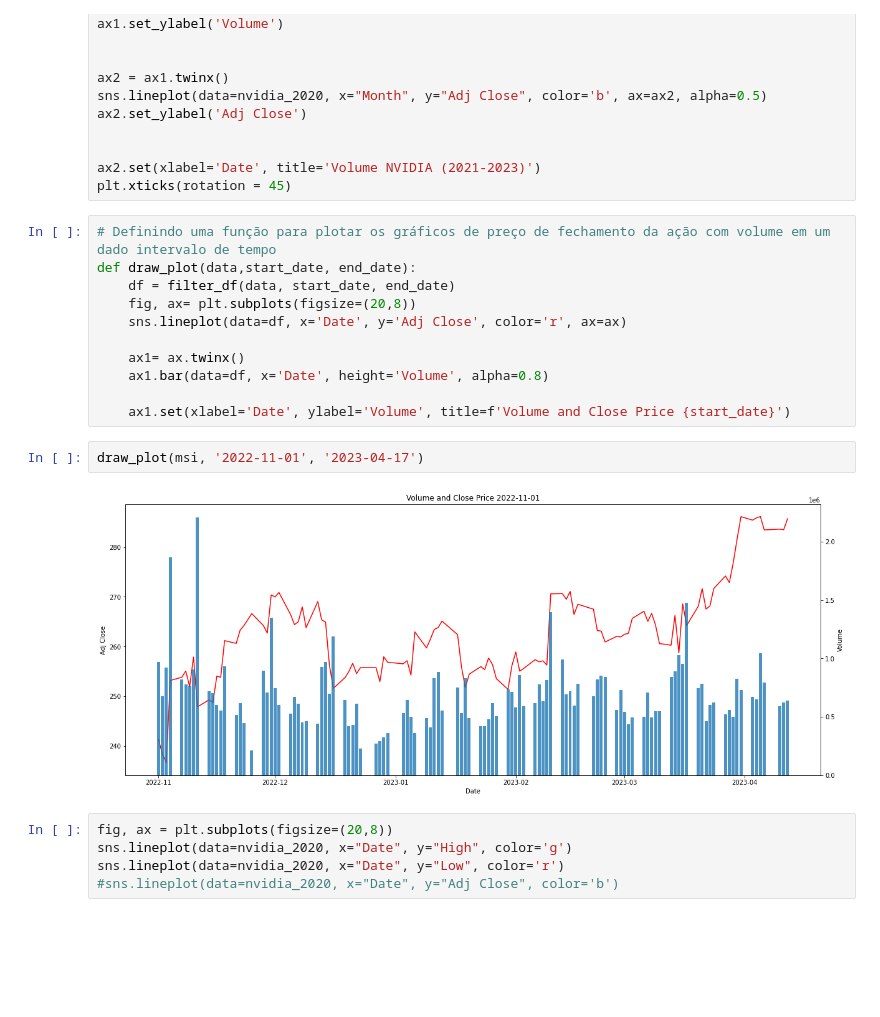
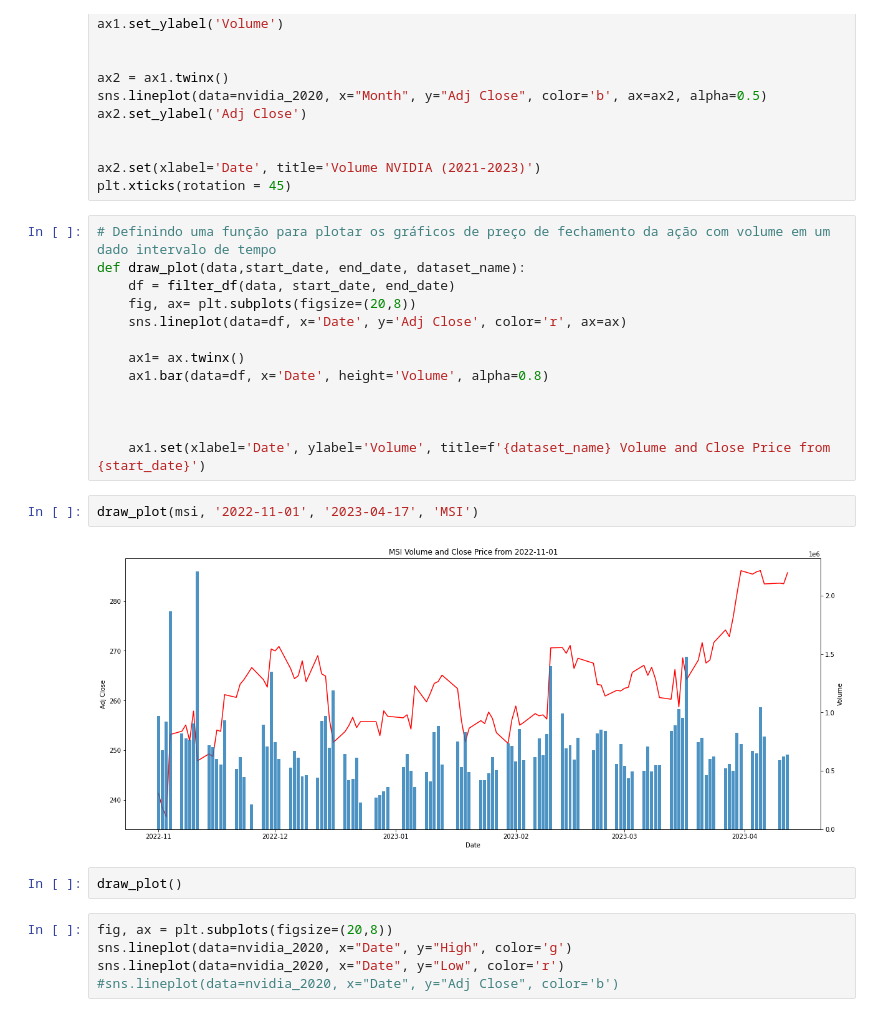
Before and after one commit to jeanmatheuss/GPU-stocks-price, a Jupyter notebook: gpu-prices.ipynb, the cells around one changed output. Cells and saved outputs as stored; diff of their text form; blank space fills up the shorter version.

Commit message:
update graph

```diff
--- a/gpu-prices.ipynb
+++ b/gpu-prices.ipynb
@@ -91,7 +91,7 @@ ax2.set(xlabel='Date', title='Volume NVIDIA (2021-2023)')
 plt.xticks(rotation = 45)
 # %%
 # Definindo uma função para plotar os gráficos de preço de fechamento da ação com volume em um dado intervalo de tempo
-def draw_plot(data,start_date, end_date):
+def draw_plot(data,start_date, end_date, dataset_name):
     df = filter_df(data, start_date, end_date)
     fig, ax= plt.subplots(figsize=(20,8))
     sns.lineplot(data=df, x='Date', y='Adj Close', color='r', ax=ax)
@@ -99,11 +99,15 @@ def draw_plot(data,start_date, end_date):
     ax1= ax.twinx()
     ax1.bar(data=df, x='Date', height='Volume', alpha=0.8)
 
-    ax1.set(xlabel='Date', ylabel='Volume', title=f'Volume and Close Price {start_date}')
+
+
+    ax1.set(xlabel='Date', ylabel='Volume', title=f'{dataset_name} Volume and Close Price from {start_date}')
 # %%
-draw_plot(msi, '2022-11-01', '2023-04-17')
+draw_plot(msi, '2022-11-01', '2023-04-17', 'MSI')
 # %% [output]
-[figure, old version]
+[figure, new version]
+# %%
+draw_plot()
 # %%
 fig, ax = plt.subplots(figsize=(20,8))
 sns.lineplot(data=nvidia_2020, x="Date", y="High", color='g')
```
